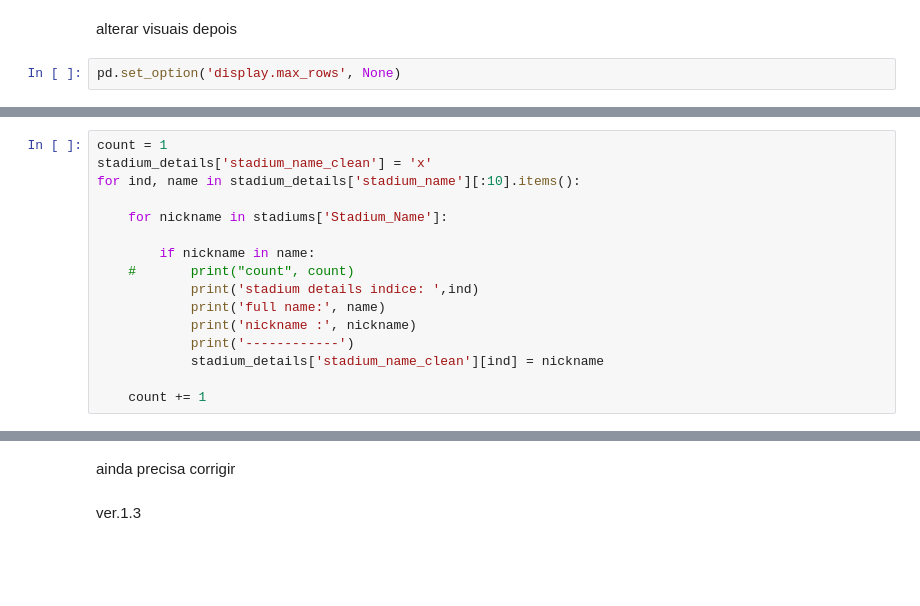
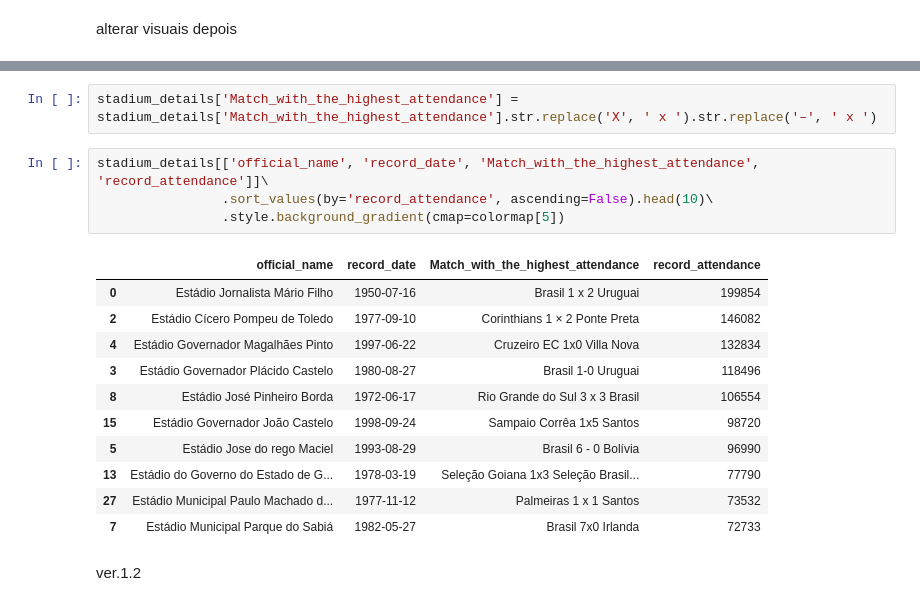
Before and after one commit to PatrickLeal/brazilian-football-stadiums-Data-Transform-Clean-Viz, a Jupyter notebook: brazilian-stadiums-analysis-viz.ipynb, the cells around one changed output, grey strips where cells are left out. Saved outputs shown, nothing was run; the diff lists cells and outputs as text; blank space fills up the shorter version.

```diff
--- a/brazilian-stadiums-analysis-viz.ipynb
+++ b/brazilian-stadiums-analysis-viz.ipynb
@@ -225,5 +235,3 @@ plt.show()
 [figure]
 # %% [markdown]
 alterar visuais depois
-# %%
-pd.set_option('display.max_rows', None)
@@ -274,16 +248,0 @@ warnings.filterwarnings('ignore')
-# %%
-count = 1
-stadium_details['stadium_name_clean'] = 'x'
-for ind, name in stadium_details['stadium_name'][:10].items():
-
-    for nickname in stadiums['Stadium_Name']:
-
-        if nickname in name:
-    #       print("count", count)
-            print('stadium details indice: ',ind)
-            print('full name:', name)
-            print('nickname :', nickname)
-            print('------------')
-            stadium_details['stadium_name_clean'][ind] = nickname
-
-    count += 1
@@ -327,4 +249,20 @@ stadium_details[['stadium_name', 'stadium_name_clean']].head(15)
-# %% [markdown]
-ainda precisa corrigir
+# %%
+stadium_details['Match_with_the_highest_attendance'] = stadium_details['Match_with_the_highest_attendance'].str.replace('X', ' x ').str.replace('–', ' x ')
+# %%
+stadium_details[['official_name', 'record_date', 'Match_with_the_highest_attendance', 'record_attendance']]\
+                .sort_values(by='record_attendance', ascending=False).head(10)\
+                .style.background_gradient(cmap=colormap[5])
+# %% [output]
+|  | official_name | record_date | Match_with_the_highest_attendance | record_attendance |
+| 0 | Estádio Jornalista Mário Filho | 1950-07-16 | Brasil 1 x 2 Uruguai | 199854 |
+| 2 | Estádio Cícero Pompeu de Toledo | 1977-09-10 | Corinthians 1 × 2 Ponte Preta | 146082 |
+| 4 | Estádio Governador Magalhães Pinto | 1997-06-22 | Cruzeiro EC 1x0 Villa Nova | 132834 |
+| 3 | Estádio Governador Plácido Castelo | 1980-08-27 | Brasil 1-0 Uruguai | 118496 |
+| 8 | Estádio José Pinheiro Borda | 1972-06-17 | Rio Grande do Sul 3 x 3 Brasil | 106554 |
+| 15 | Estádio Governador João Castelo | 1998-09-24 | Sampaio Corrêa 1x5 Santos | 98720 |
+| 5 | Estádio Jose do rego Maciel | 1993-08-29 | Brasil 6 - 0 Bolívia | 96990 |
+| 13 | Estádio do Governo do Estado de G... | 1978-03-19 | Seleção Goiana 1x3 Seleção Brasil... | 77790 |
+| 27 | Estádio Municipal Paulo Machado d... | 1977-11-12 | Palmeiras 1 x 1 Santos | 73532 |
+| 7 | Estádio Municipal Parque do Sabiá | 1982-05-27 | Brasil 7x0 Irlanda | 72733 |
 # %% [markdown]
-ver.1.3
+ver.1.2
```
Also changed, not shown: parts of 13 cells of this notebook.
